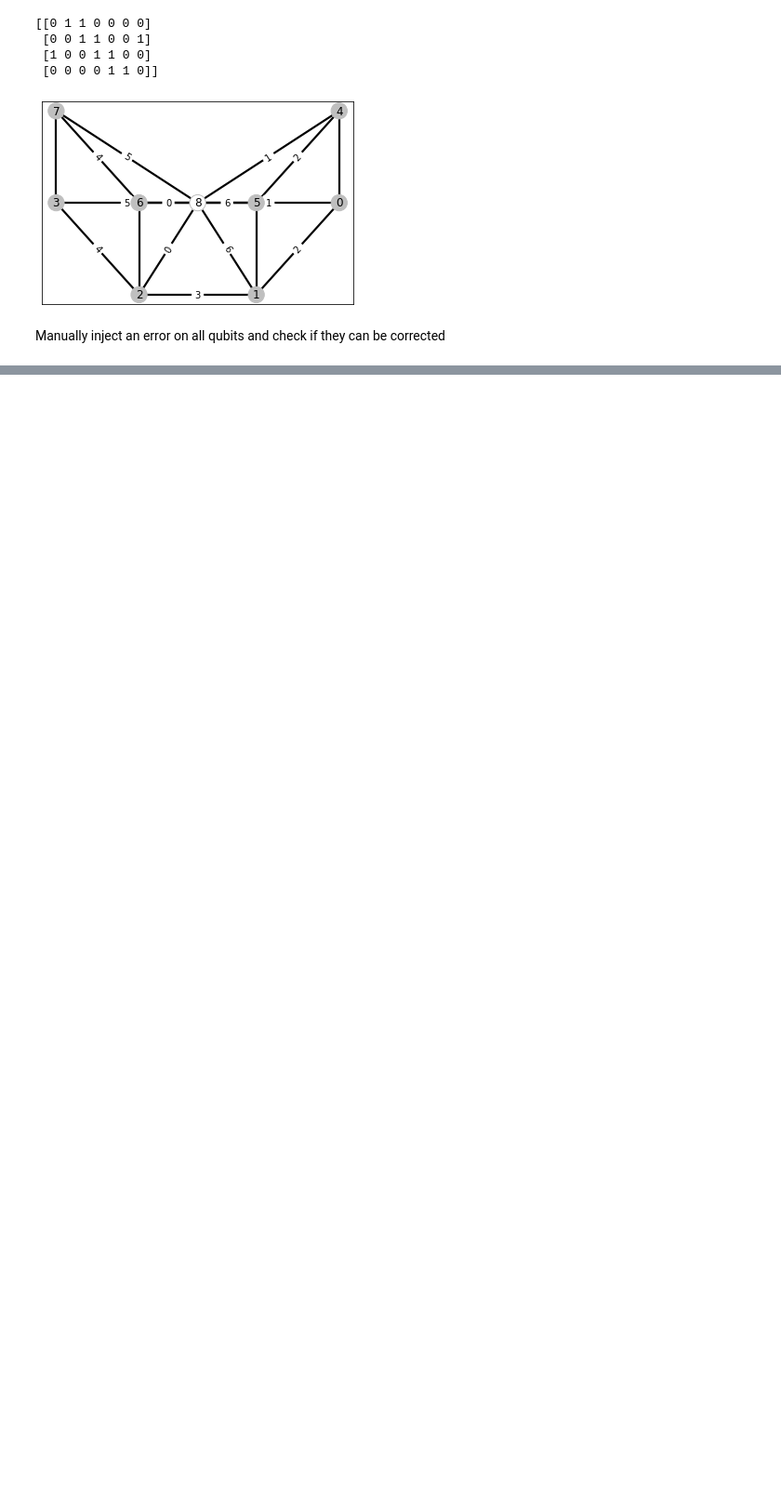
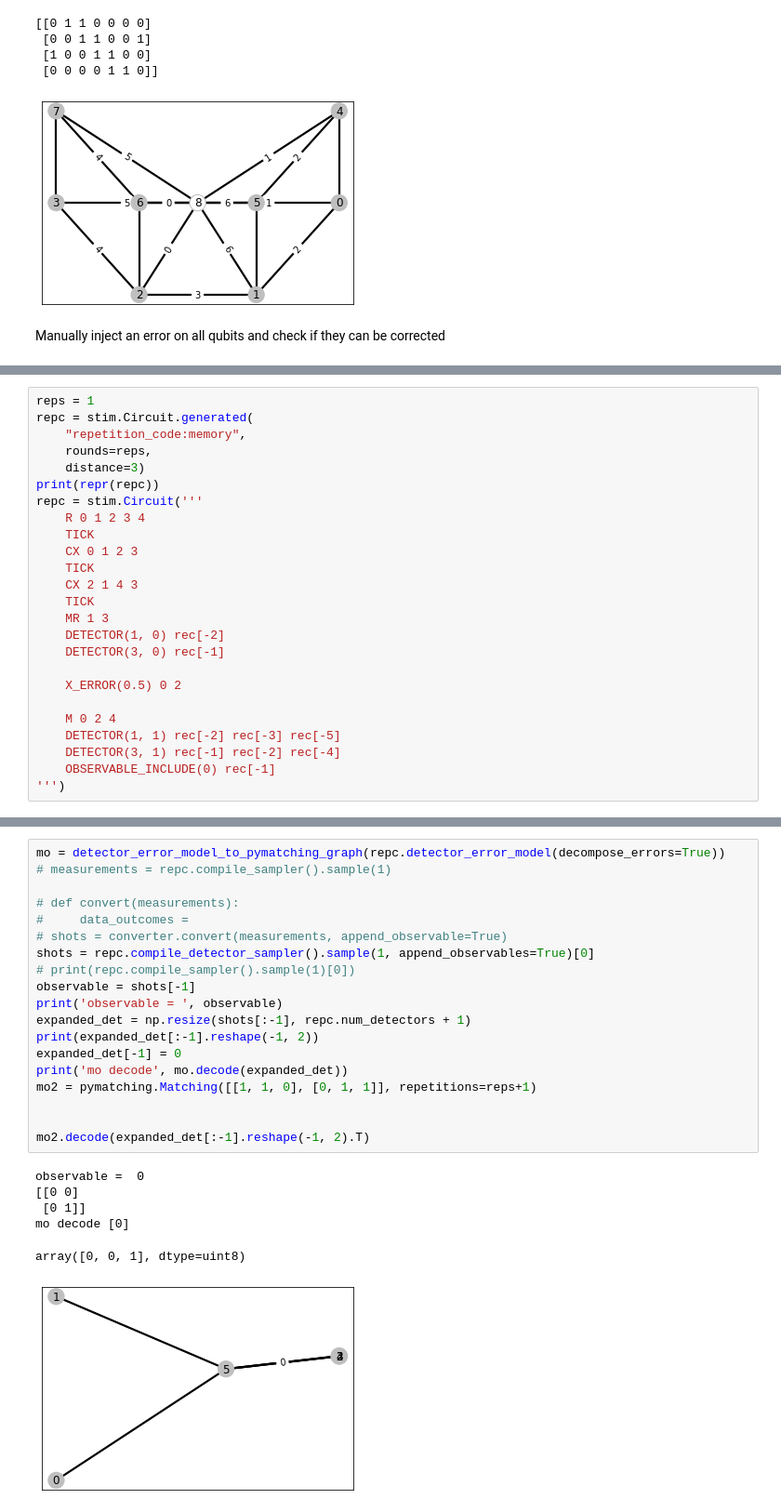
Before and after one commit to liorella/research, a Jupyter notebook: gatelevel/gatelevel_qiskit/examples/stim_tutorial.ipynb, the cells around one changed output, grey strips where cells are left out. Shown at 93% size. Drawn from its saved outputs; the diff is of its cells as text; blank space fills up the shorter version.

```diff
--- a/gatelevel/gatelevel_qiskit/examples/stim_tutorial.ipynb
+++ b/gatelevel/gatelevel_qiskit/examples/stim_tutorial.ipynb
@@ -189,0 +486,25 @@ corrected logical state = 0
+# %%
+reps = 1
+repc = stim.Circuit.generated(
+    "repetition_code:memory",
+    rounds=reps,
+    distance=3)
+print(repr(repc))
+repc = stim.Circuit('''
+    R 0 1 2 3 4
+    TICK
+    CX 0 1 2 3
+    TICK
+    CX 2 1 4 3
+    TICK
+    MR 1 3
+    DETECTOR(1, 0) rec[-2]
+    DETECTOR(3, 0) rec[-1]
+
+    X_ERROR(0.5) 0 2
+
+    M 0 2 4
+    DETECTOR(1, 1) rec[-2] rec[-3] rec[-5]
+    DETECTOR(3, 1) rec[-1] rec[-2] rec[-4]
+    OBSERVABLE_INCLUDE(0) rec[-1]
+''')
@@ -189,0 +527,26 @@ corrected logical state = 0
+# %%
+mo = detector_error_model_to_pymatching_graph(repc.detector_error_model(decompose_errors=True))
+# measurements = repc.compile_sampler().sample(1)
+
+# def convert(measurements):
+#     data_outcomes =
+# shots = converter.convert(measurements, append_observable=True)
+shots = repc.compile_detector_sampler().sample(1, append_observables=True)[0]
+# print(repc.compile_sampler().sample(1)[0])
+observable = shots[-1]
+print('observable = ', observable)
+expanded_det = np.resize(shots[:-1], repc.num_detectors + 1)
+print(expanded_det[:-1].reshape(-1, 2))
+expanded_det[-1] = 0
+print('mo decode', mo.decode(expanded_det))
+mo2 = pymatching.Matching([[1, 1, 0], [0, 1, 1]], repetitions=reps+1)
+
+
+mo2.decode(expanded_det[:-1].reshape(-1, 2).T)
+# %% [output]
+observable =  0
+[[0 0]
+ [0 1]]
+mo decode [0]
+array([0, 0, 1], dtype=uint8)
+[figure, added]
```
Also changed, not shown: parts of 27 cells of this notebook.
